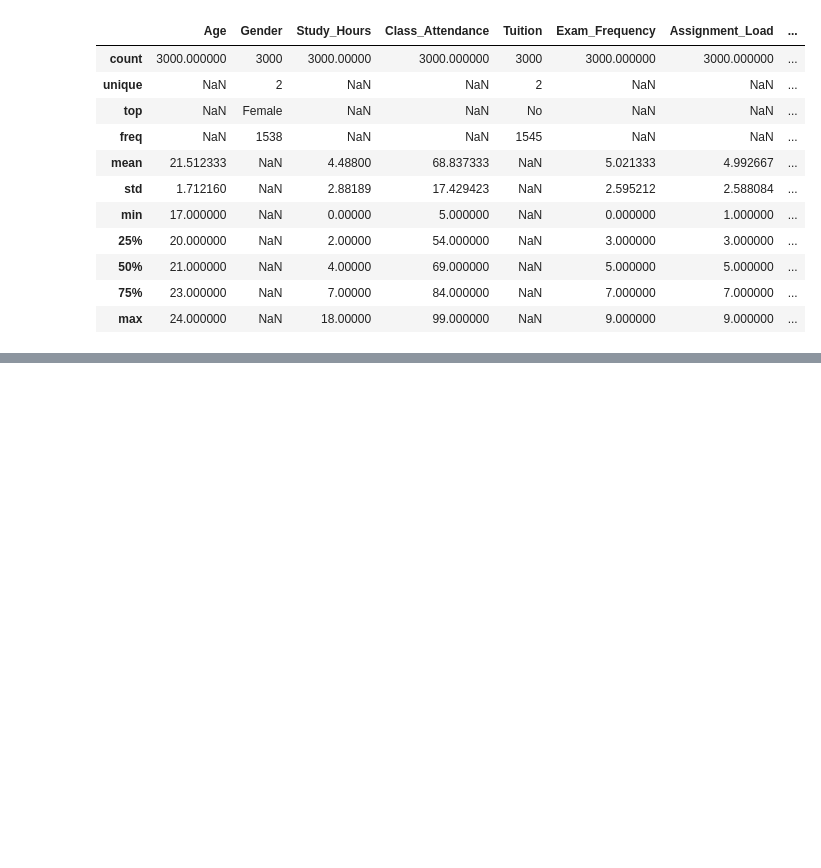
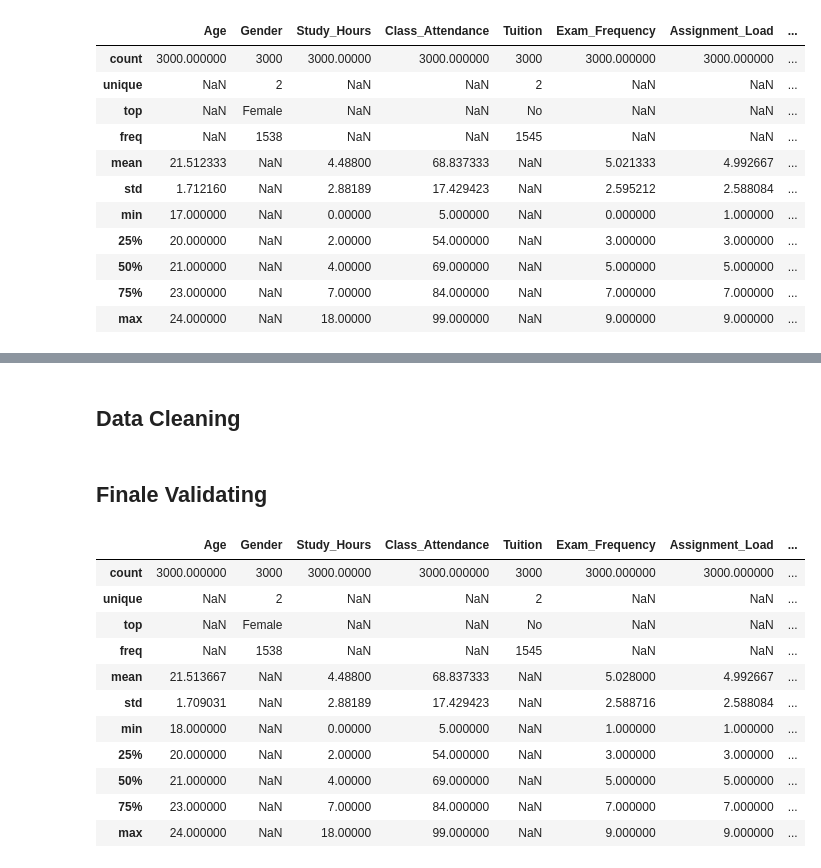
Before and after one commit to Zetday/student-stress-detector, a Jupyter notebook: data-science/notebook/01_Data Wrangling.ipynb, the cells around one changed output, grey strips where cells are left out. Drawn from its saved outputs; the diff is of its cells as text; code cells hidden in the pictures; blank space fills up the shorter version.

```diff
--- a/data-science/notebook/01_Data Wrangling.ipynb
+++ b/data-science/notebook/01_Data Wrangling.ipynb
@@ -150,10 +149,10 @@ Penjelasan Setiap Data pada dataset.
 df['Caffeine_Intake_mg'] = pd.to_numeric(df['Caffeine_Intake_mg'], errors='coerce')
 # %%
 """
-Memperbaiki Invalid pada kolom Study_Hours,Class_Attendance,Assignment_Load,Caffeine_Intake_mg,Stress_Score
+Memperbaiki Invalid pada kolom Study_Hours,Class_Attendance,Assignment_Load,Caffeine_Intake_mg
 Karena Memiliki nilai negatif yang seharusnya positif
 """
-column = ["Study_Hours","Class_Attendance","Assignment_Load","Caffeine_Intake_mg","Stress_Score"]
+column = ["Study_Hours","Class_Attendance","Assignment_Load","Caffeine_Intake_mg"]
 for feature in column:
   df[feature] = df[feature].abs()
 # %%
@@ -273 +279,33 @@ df.describe(include="all")
+# %% [markdown]
+## **Data Cleaning**
+# %%
+# Memperbaiki data diluar rentang
+# Umur 17 Berada diluar rentang (18-24) sehingga dianggap sebagai kemungkinan typo dan dikoreksi menjadi 18.
+df['Age'] = df['Age'].replace(17, 18)
+
+# Nilai 0 Berada diluar rentang (1-10) Yang berarti nilai 0 Data yang salah, langkah paling aman kita ganti dengan nilai Median
+df['Exam_Frequency'] = df['Exam_Frequency'].replace(0, df['Exam_Frequency'].median())
+df['Family_Support'] = df['Family_Support'].replace(0, df['Family_Support'].median())
+# %%
+# Memperbaiki data tidak masuk akal
+# Data Tersebut Memiliki Nilai 0 Pada kolom Sleep_Hours yang berarti Mahasiswa tidak tidur sama sekali dan ini tidak masuk akal
+# Karena tidak mungkin Manusia yang tidak tidur sama sekali.
+df['Sleep_Hours'] = df['Sleep_Hours'].replace(0, df['Sleep_Hours'].median())
+# %% [markdown]
+## **Finale Validating**
+# %%
+df.describe(include="all")
+# %% [output]
+|  | Age | Gender | Study_Hours | Class_Attendance | Tuition | Exam_Frequency | Assignment_Load | ... |
+| count | 3000.000000 | 3000 | 3000.00000 | 3000.000000 | 3000 | 3000.000000 | 3000.000000 | ... |
+| unique | NaN | 2 | NaN | NaN | 2 | NaN | NaN | ... |
+| top | NaN | Female | NaN | NaN | No | NaN | NaN | ... |
+| freq | NaN | 1538 | NaN | NaN | 1545 | NaN | NaN | ... |
+| mean | 21.513667 | NaN | 4.48800 | 68.837333 | NaN | 5.028000 | 4.992667 | ... |
+| std | 1.709031 | NaN | 2.88189 | 17.429423 | NaN | 2.588716 | 2.588084 | ... |
+| min | 18.000000 | NaN | 0.00000 | 5.000000 | NaN | 1.000000 | 1.000000 | ... |
+| 25% | 20.000000 | NaN | 2.00000 | 54.000000 | NaN | 3.000000 | 3.000000 | ... |
+| 50% | 21.000000 | NaN | 4.00000 | 69.000000 | NaN | 5.000000 | 5.000000 | ... |
+| 75% | 23.000000 | NaN | 7.00000 | 84.000000 | NaN | 7.000000 | 7.000000 | ... |
+| max | 24.000000 | NaN | 18.00000 | 99.000000 | NaN | 9.000000 | 9.000000 | ... |
 # %% [markdown]
```
Also changed, not shown: parts of 5 cells of this notebook, 2 other files.
